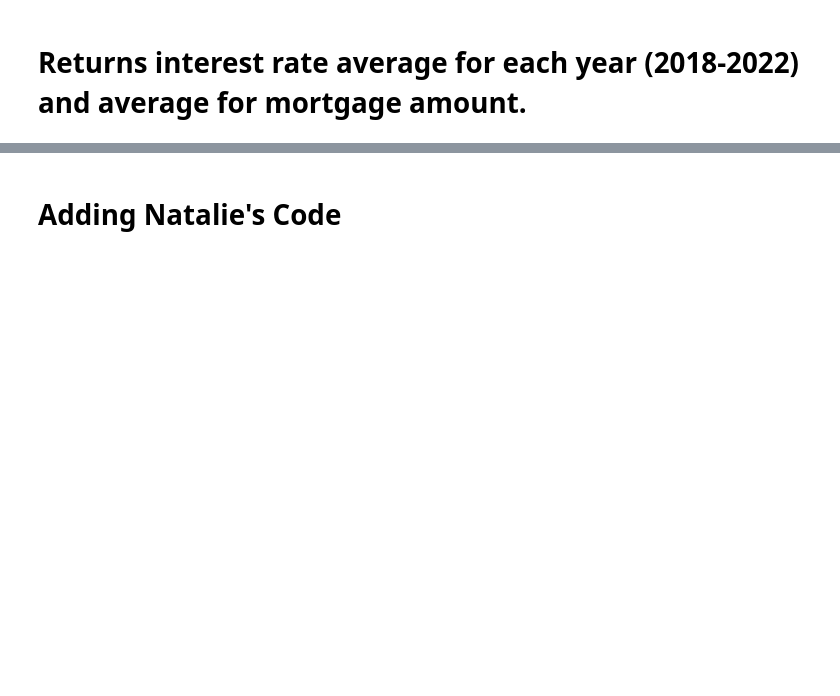
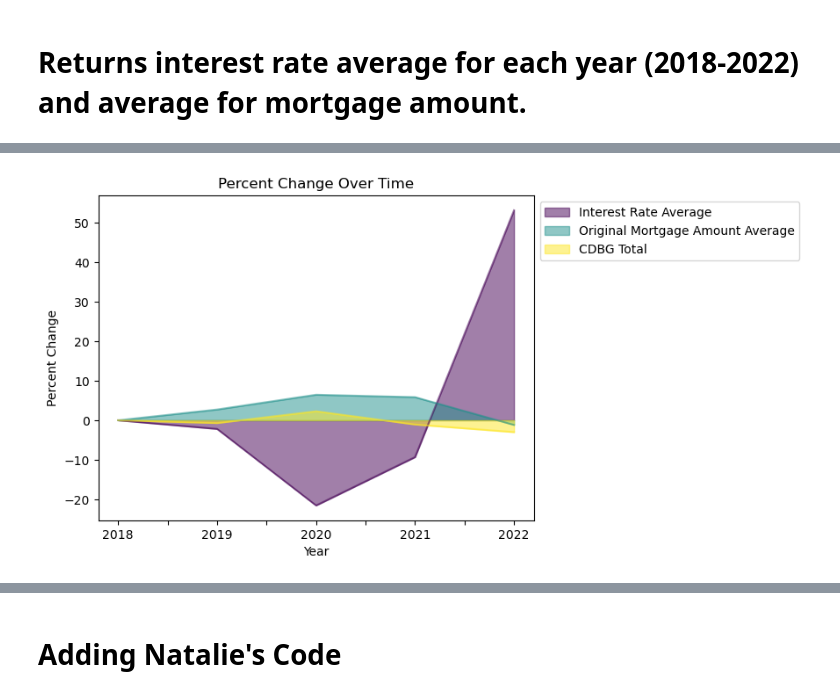
Before and after one commit to nlewism/Project-Impact-of-CDBG-Funds-in-Puerto-Rico, a Jupyter notebook: CDBG_Web_Scrapping.ipynb, the cells around one changed output, grey strips where cells are left out. Cells and saved outputs as stored; diff of their text form; code cells hidden in the pictures; blank space fills up the shorter version.

```diff
--- a/CDBG_Web_Scrapping.ipynb
+++ b/CDBG_Web_Scrapping.ipynb
@@ -346,0 +504,6 @@ sorted_mortgage
+# %%
+merged_mortgage_data = pd.merge(sorted_interest, sorted_mortgage, on='Year')
+
+merged_mortgage_data.set_index('Year', inplace=True)
+
+merged_mortgage_data
@@ -346,0 +652,2 @@ sorted_mortgage
+# %%
+interest_rate_pct_change = final_cdbg_percent_change = final_cdbg.pct_change() * 100
@@ -346,0 +664,18 @@ sorted_mortgage
+# %%
+import matplotlib.pyplot as plt
+
+# Assuming 'final_df' is your merged dataframe
+
+# Calculate percent change for each column
+final_cdbg_percent_change = interest_rate_pct_change
+
+# Plot area chart with percent change
+ax = final_cdbg_percent_change.plot(kind='area', title='Percent Change Over Time', xlabel='Year', ylabel='Percent Change', stacked=False, colormap='viridis')
+
+# Add legend
+ax.legend(loc='upper left', bbox_to_anchor=(1, 1))
+
+# Show the plot
+plt.show()
+# %% [output]
+[figure, added]
```
Also changed, not shown: parts of 81 cells of this notebook.
